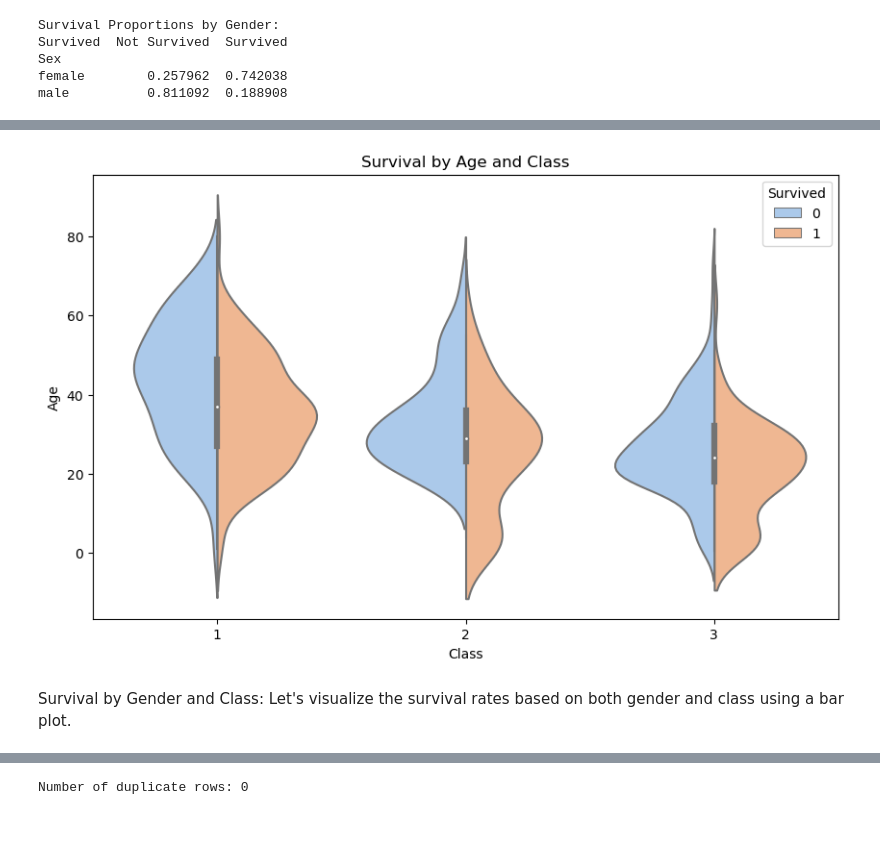
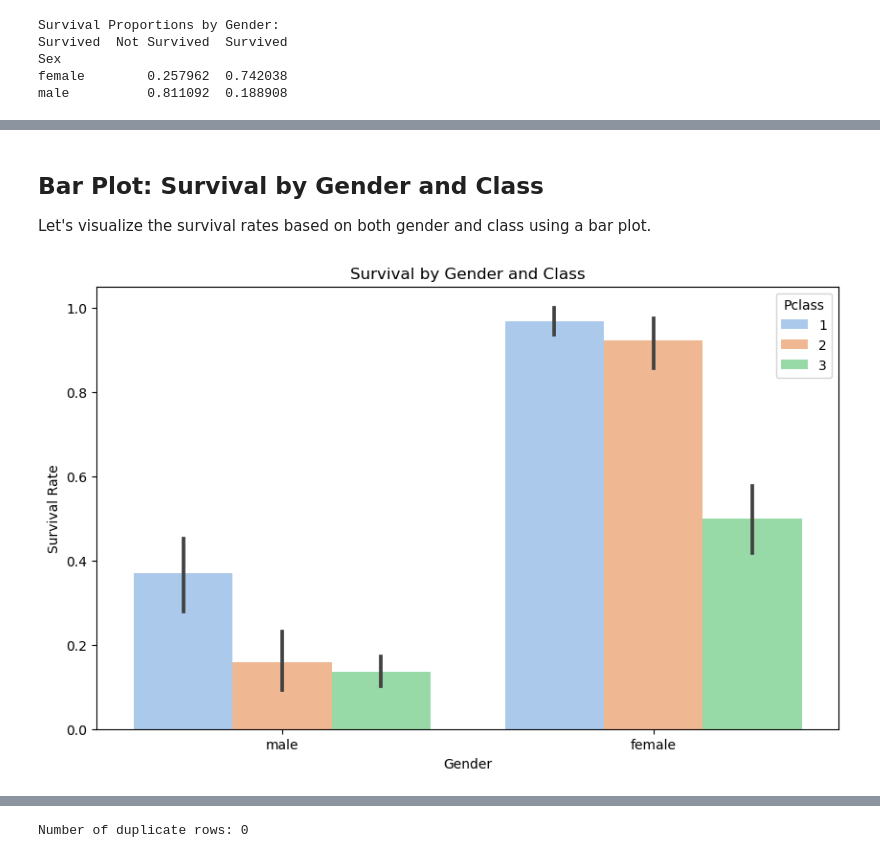
Before and after one commit to Isaac-Ndirangu-Muturi-749/Exploring-Titanic-Dataset-Data-Cleaning-Feature-Engineering-and-In-Depth-Analysis, a Jupyter notebook: jupyter_notebook.ipynb, the cells around one changed output, grey strips where cells are left out. Drawn from its saved outputs; the diff is of its cells as text; code cells hidden in the pictures; blank space fills up the shorter version.

```diff
--- a/jupyter_notebook.ipynb
+++ b/jupyter_notebook.ipynb
@@ -64,0 +69,6 @@ Train Data:
+# %%
+# Define the folder path
+folder_path = 'data/'
+
+# Load the data using the function
+train_data, test_data, gender_submission_data = load_data(folder_path)
@@ -236,11 +323,8 @@ dtype: int64
 # %%
 import pandas as pd
 
-# Load the dataset
-data = pd.read_csv('data/train.csv')
-
 # Group columns by data type
-data_types = data.dtypes
+data_types = train_data.dtypes
 
 # Separate columns by data type
 int_columns = data_types[data_types == 'int64'].index
@@ -249,13 +333,13 @@ object_columns = data_types[data_types == 'object'].index
 
 # Print columns and their counts for each data type
 print("Integer Columns:")
-print(data[int_columns].nunique())
+print(train_data[int_columns].nunique())
 
 print("\nFloat Columns:")
-print(data[float_columns].nunique())
+print(train_data[float_columns].nunique())
 
 print("\nObject Columns:")
-print(data[object_columns].nunique())
+print(train_data[object_columns].nunique())
 # %% [output]
 Integer Columns:
 PassengerId    891
@@ -584,12 +683,19 @@ We can use a violin plot to visualize the distribution of ages and classes for b
+# %% [markdown]
+## Bar Plot: Survival by Gender and Class
+Let's visualize the survival rates based on both gender and class using a bar plot.
 # %%
-plt.figure(figsize=(10, 6))
-sns.violinplot(x='Pclass', y='Age', hue='Survived', data=train_data, split=True)
-plt.title('Survival by Age and Class')
-plt.xlabel('Class')
-plt.ylabel('Age')
-plt.show()
+import matplotlib.pyplot as plt
+import seaborn as sns
+
+def plot_survival_by_gender_class(data):
+    plt.figure(figsize=(10, 6))
+    sns.barplot(x='Sex', y='Survived', hue='Pclass', data=data)
+    plt.title('Survival by Gender and Class')
+    plt.xlabel('Gender')
+    plt.ylabel('Survival Rate')
+    plt.show()
+
+# Call the function to plot survival by Gender and Class
+plot_survival_by_gender_class(train_data)
 # %% [output]
-[figure, old version]
+[figure, new version]
-# %% [markdown]
-Survival by Gender and Class:
-Let's visualize the survival rates based on both gender and class using a bar plot.
```
Also changed, not shown: parts of 80 cells of this notebook.
